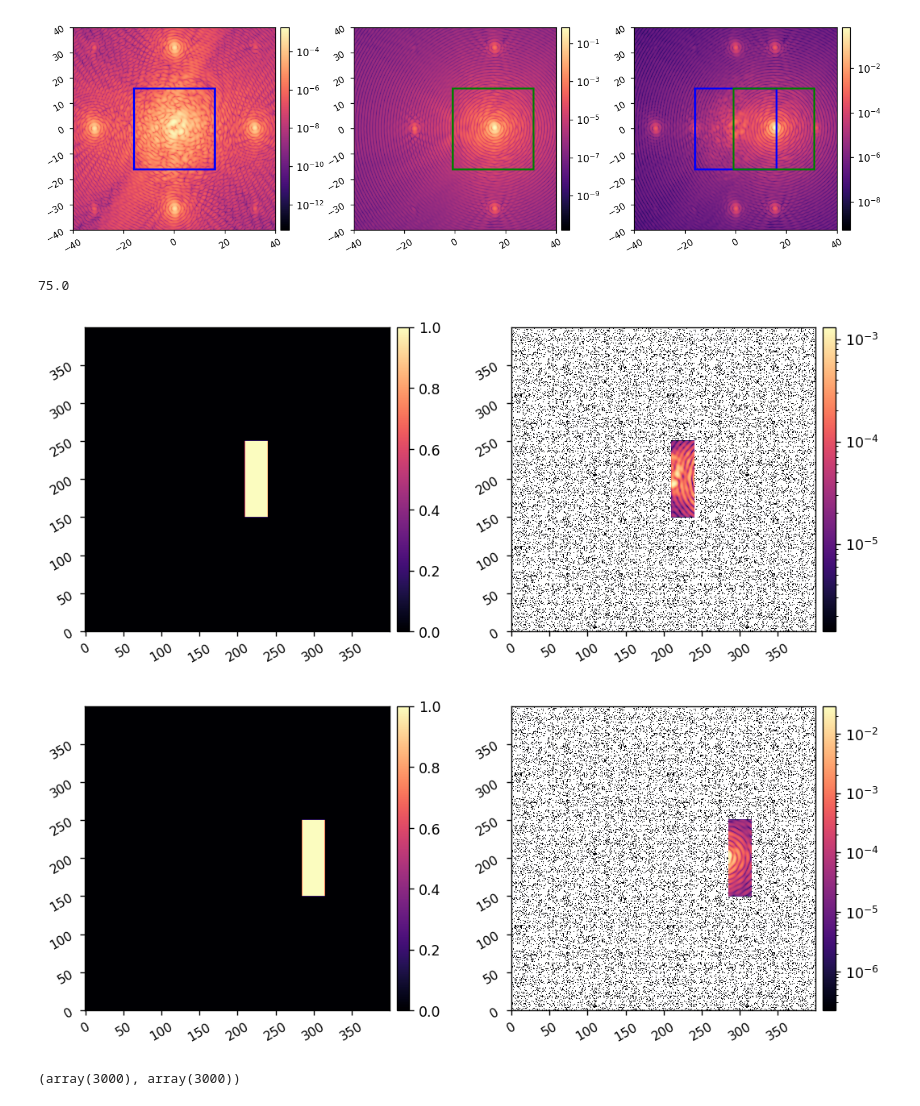
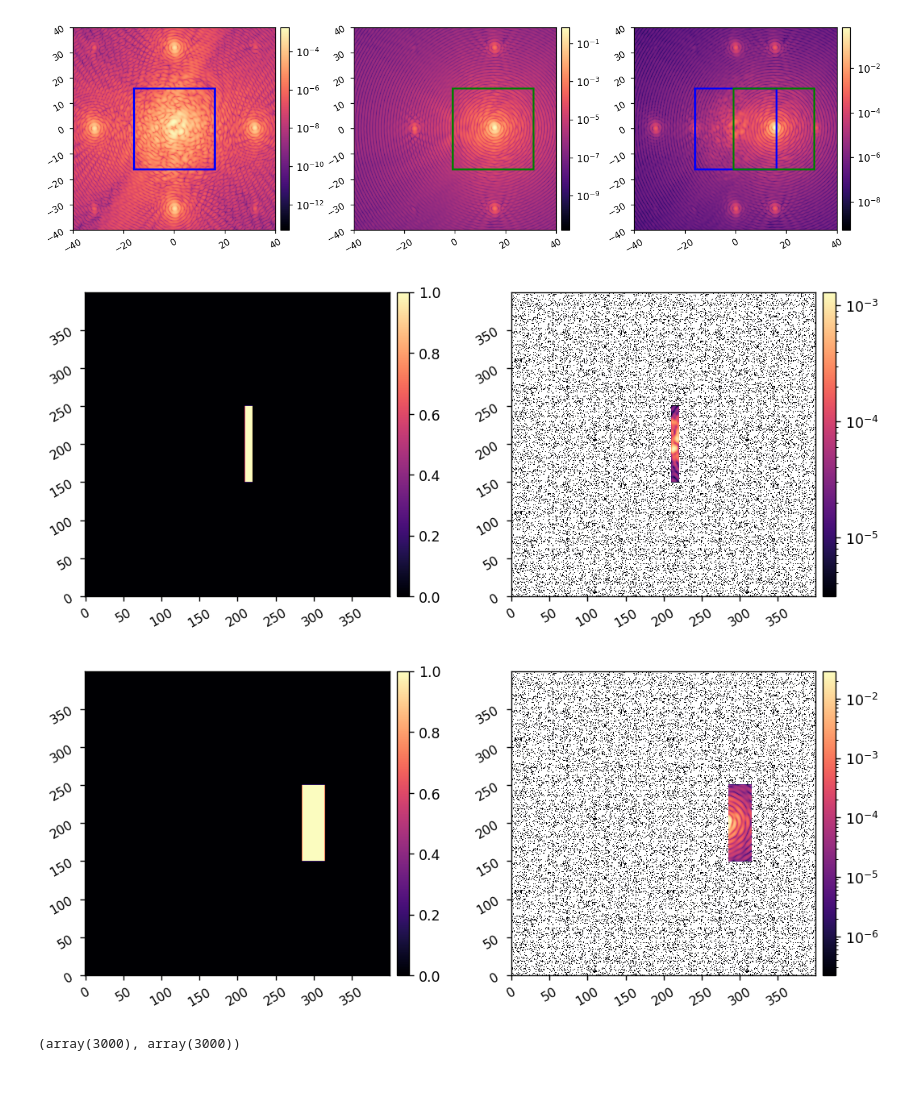
Before and after one commit to uasal/scoob-psf, a Jupyter notebook: example-notebooks/scoob_bsefc.ipynb, the cells around one changed output. Cells and saved outputs as stored; diff of their text form; code cells hidden in the pictures.

```diff
--- a/example-notebooks/scoob_bsefc.ipynb
+++ b/example-notebooks/scoob_bsefc.ipynb
@@ -90,40 +92,36 @@ imshow3(im_on, im_off, im, lognorm=True, pxscl=model.psf_pixelscale_lamD,
 [figure]
 [figure]
 [figure]
-# %%
-15/model.psf_pixelscale_lamD
-# %% [output]
-75.0
 # %%
 reload(lina.utils)
 npsf = model.npsf
 Nact = model.Nact
 
 xfp = (xp.linspace(-npsf/2, npsf/2-1, npsf) + 1/2)*model.psf_pixelscale_lamD
 fpx,fpy = xp.meshgrid(xfp,xfp)
 
 # Create the mask that is used to select which region to make dark.
 dark_params = {
     'xi':2,
-    'xo':8,
+    'xo':4,
     'yi':-10,
     'yo':10,
 }
 dark_mask_on = lina.utils.create_box_focal_plane_mask(fpx, fpy, dark_params)
 imshow2(dark_mask_on, dark_mask_on*im, lognorm2=True)
 
 dark_params = {
     'xi':2,
     'xo':8,
     'yi':-10,
     'yo':10,
     'x_shift':offset[0]/model.psf_pixelscale_lamD,
     'y_shift':offset[1]/model.psf_pixelscale_lamD,
 }
 dark_mask_off = lina.utils.create_box_focal_plane_mask(fpx, fpy, dark_params)
 imshow2(dark_mask_off, dark_mask_off*im, lognorm2=True)
 # %% [output]
-[figure, old version]
+[figure, new version]
 [figure]
 # %%
 dark_mask_on.sum(), dark_mask_off.sum()
```
Also changed, not shown: parts of 4 cells of this notebook.
